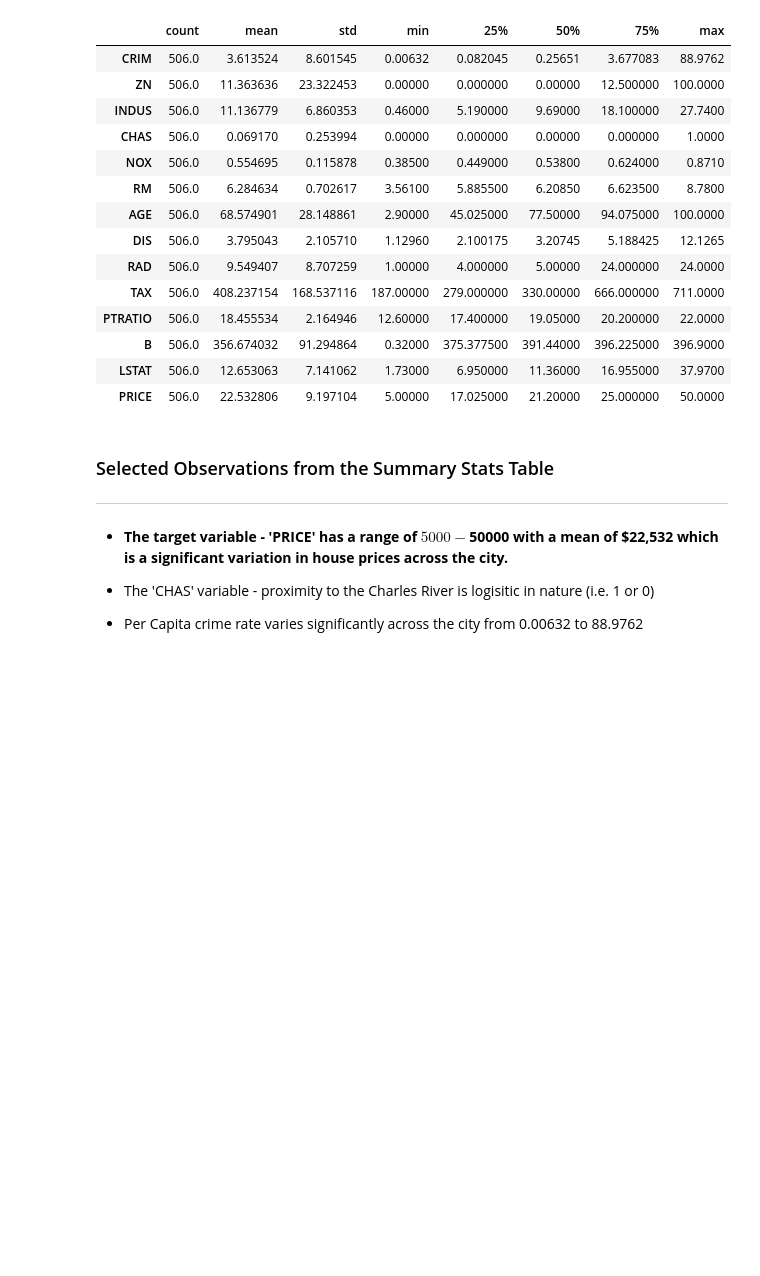
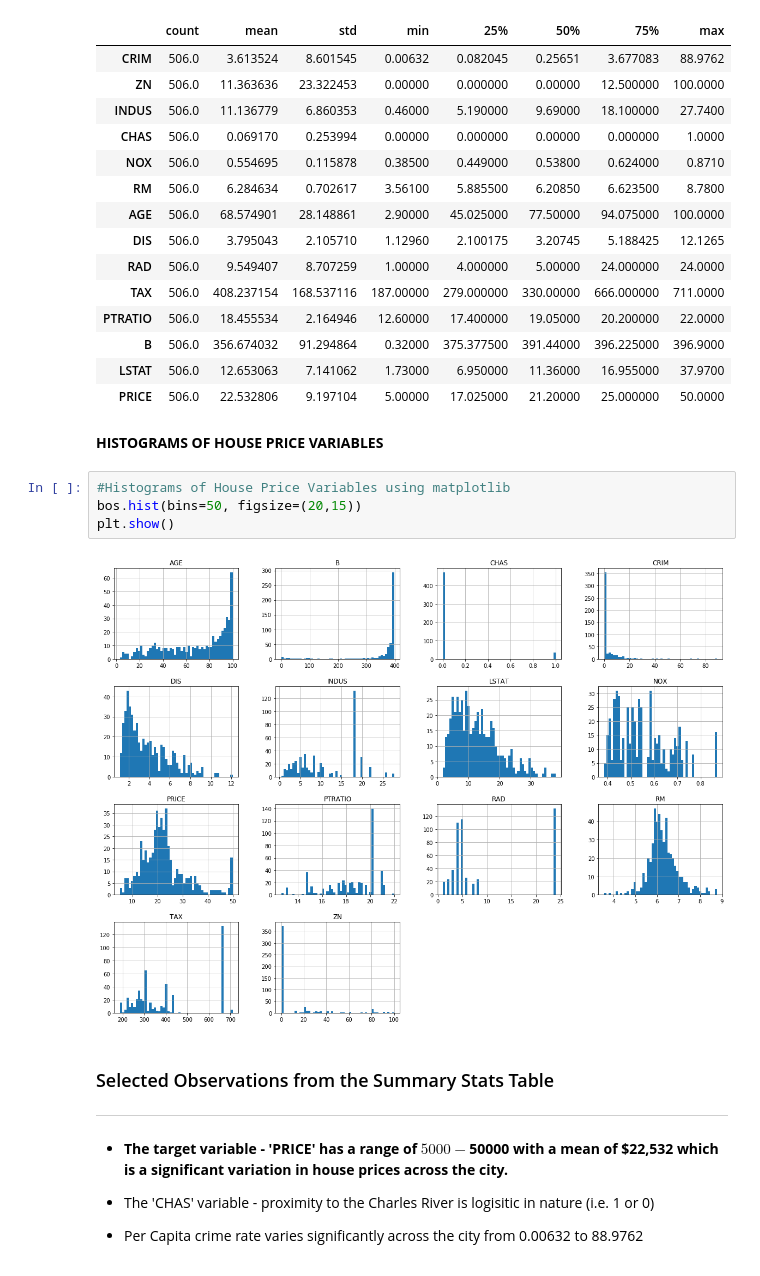
Before and after one commit to oreillyh/Machine-Learning-Statistics, a Jupyter notebook: MACHINE LEARNING AND STATISTICS PROJECT .ipynb, the cells around one changed output. Cells and saved outputs as stored; diff of their text form; blank space fills up the shorter version.

Commit message:
further Reduction of variables

```diff
--- a/MACHINE LEARNING AND STATISTICS PROJECT .ipynb
+++ b/MACHINE LEARNING AND STATISTICS PROJECT .ipynb
@@ -211,6 +211,14 @@ bos.describe().T
 | B | 506.0 | 356.674032 | 91.294864 | 0.32000 | 375.377500 | 391.44000 | 396.225000 | 396.9000 |
 | LSTAT | 506.0 | 12.653063 | 7.141062 | 1.73000 | 6.950000 | 11.36000 | 16.955000 | 37.9700 |
 | PRICE | 506.0 | 22.532806 | 9.197104 | 5.00000 | 17.025000 | 21.20000 | 25.000000 | 50.0000 |
+# %% [markdown]
+**HISTOGRAMS OF HOUSE PRICE VARIABLES**
+# %%
+#Histograms of House Price Variables using matplotlib
+bos.hist(bins=50, figsize=(20,15))
+plt.show()
+# %% [output]
+[figure, added]
 # %% [markdown]
 ### Selected Observations from the Summary Stats Table
 ___
```
Also changed, not shown: parts of 15 cells of this notebook.
